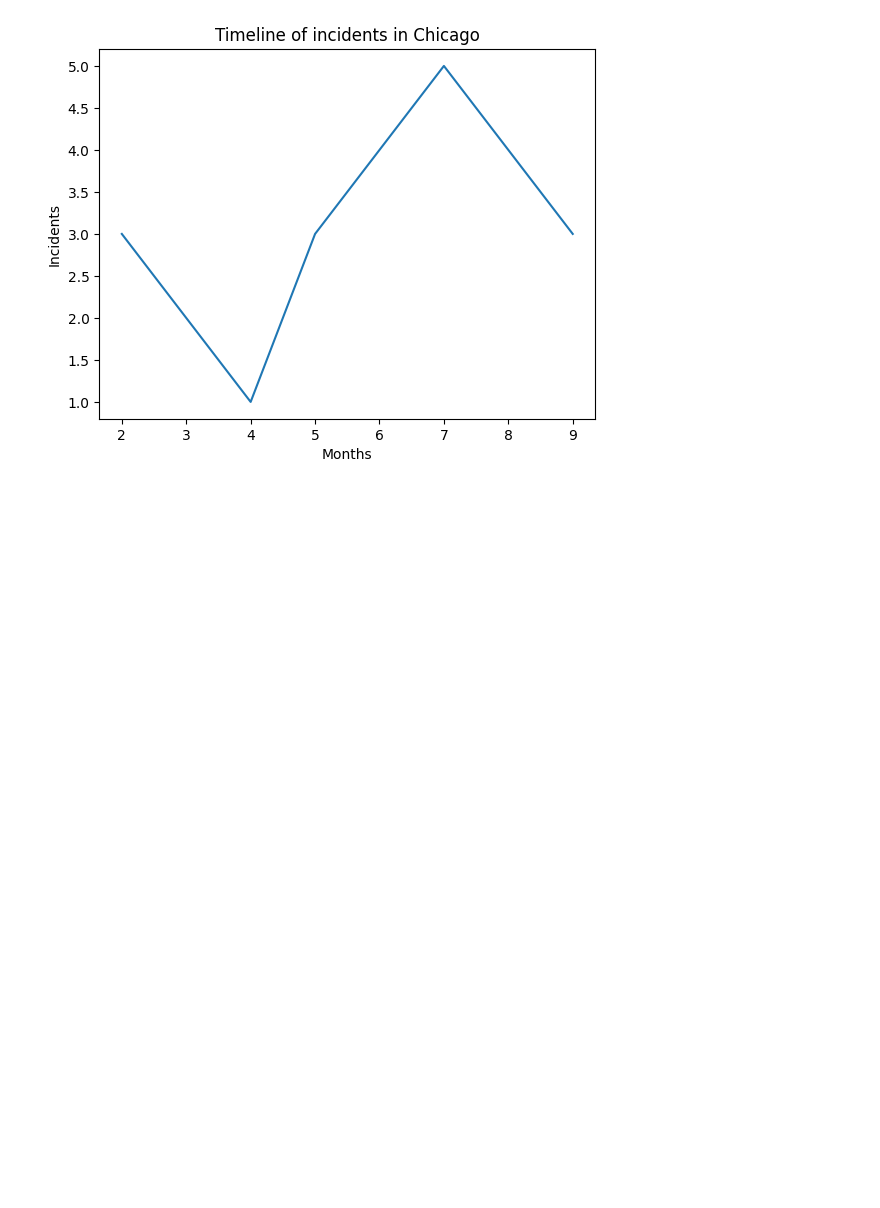
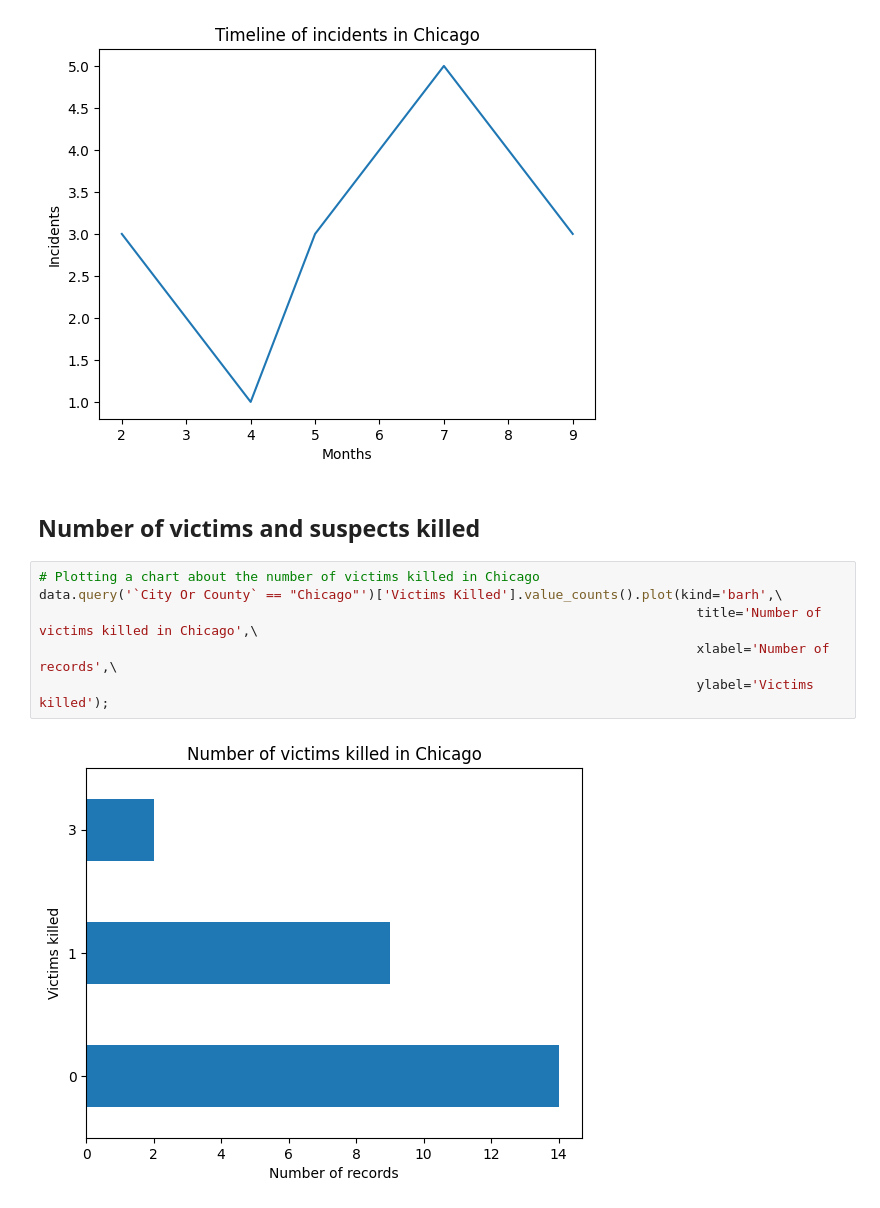
Before and after one commit to Matheus-Pombeiro/gun_violence_us, a Jupyter notebook: gun_violence_us.ipynb, the cells around one changed output. Saved outputs shown, nothing was run; the diff lists cells and outputs as text; blank space fills up the shorter version.

Commit message:
feat: Number of victims and suspects killed

```diff
--- a/gun_violence_us.ipynb
+++ b/gun_violence_us.ipynb
@@ -197,3 +197,13 @@ chicago_months = data[data['City Or County'] == 'Chicago'].groupby('Months of Oc
 chicago_months.plot(kind='line', title='Timeline of incidents in Chicago', xlabel='Months', ylabel='Incidents');
 # %% [output]
 [figure]
+# %% [markdown]
+## Number of victims and suspects killed
+# %%
+# Plotting a chart about the number of victims killed in Chicago
+data.query('`City Or County` == "Chicago"')['Victims Killed'].value_counts().plot(kind='barh',\
+                                                                                    title='Number of victims killed in Chicago',\
+                                                                                    xlabel='Number of records',\
+                                                                                    ylabel='Victims killed');
+# %% [output]
+[figure, added]
```
Also changed, not shown: parts of 1 cell of this notebook.
